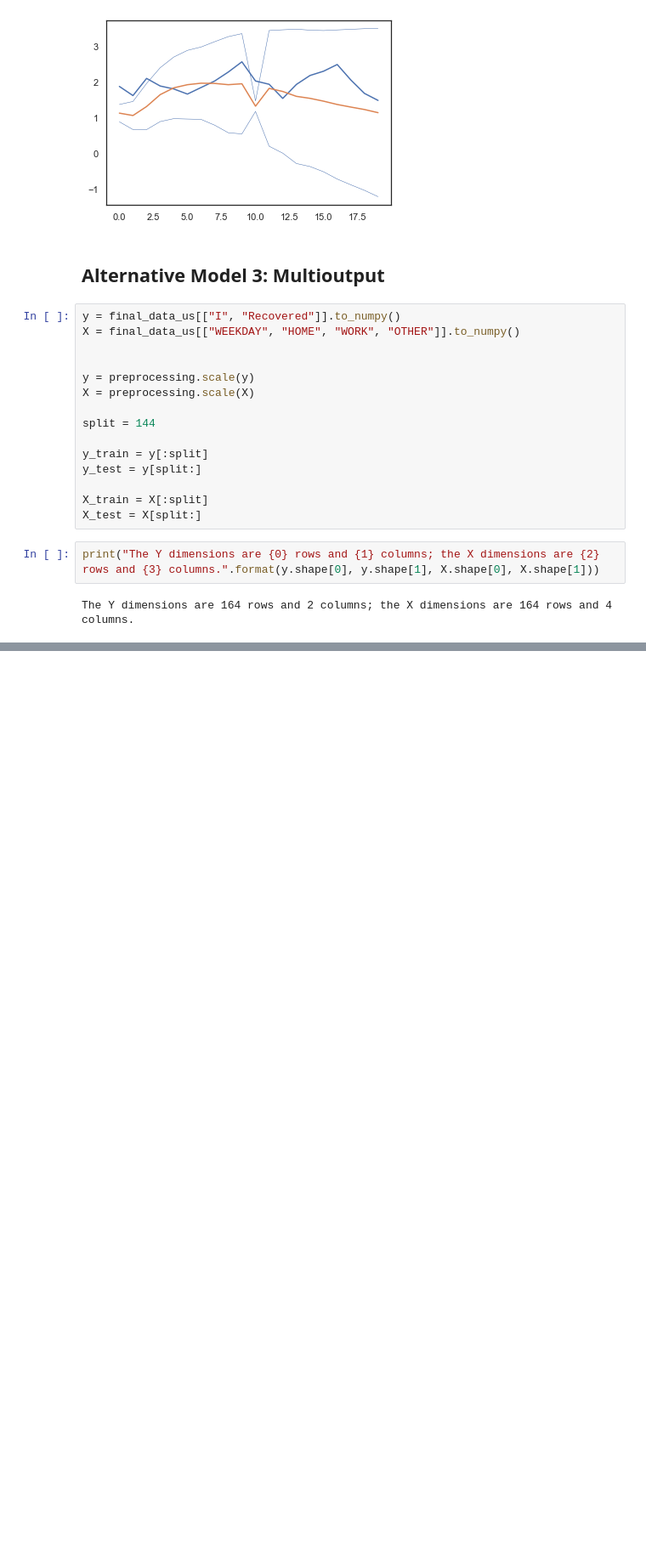
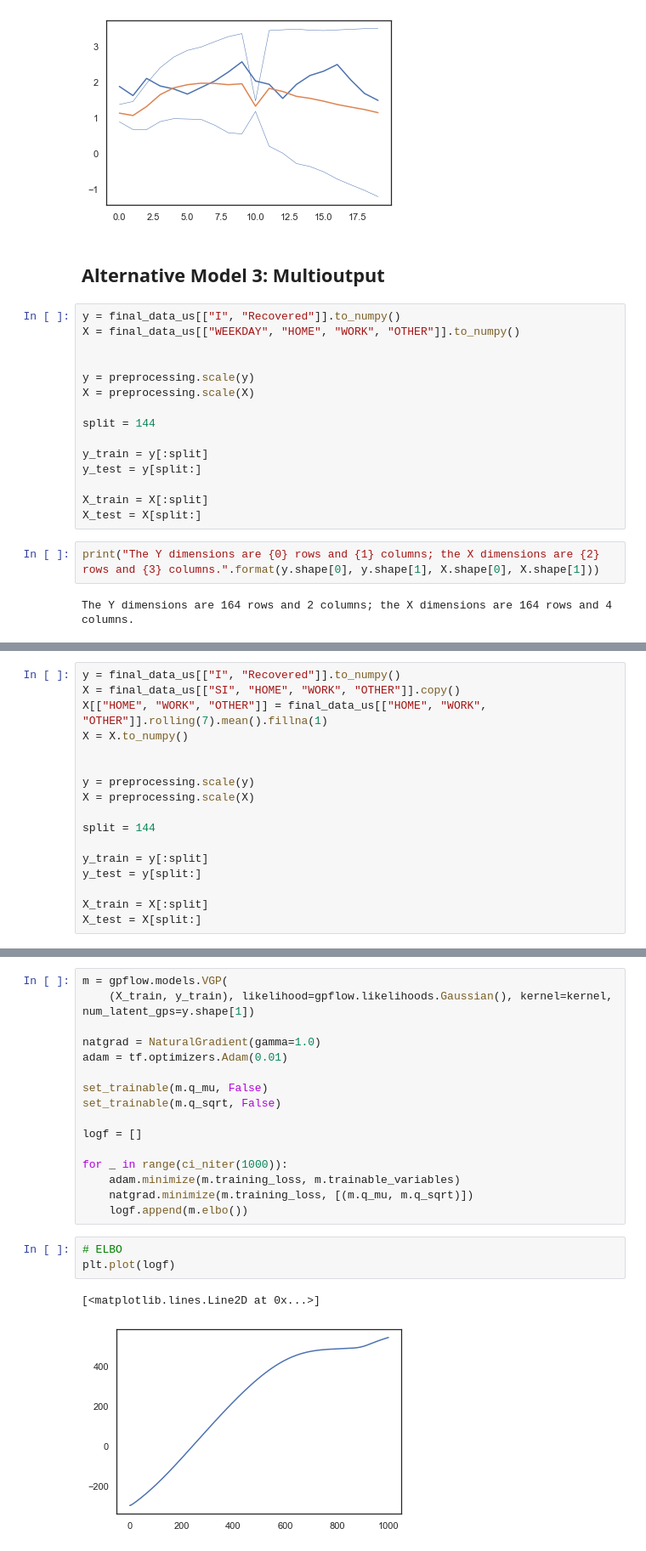
Before and after one commit to epidemic-research-team/compartmental-epidemic-model, a Jupyter notebook: GP for COVID.ipynb, the cells around one changed output, grey strips where cells are left out. Shown at 85% size. Drawn from its saved outputs; the diff is of its cells as text; blank space fills up the shorter version.

```diff
--- a/GP for COVID.ipynb
+++ b/GP for COVID.ipynb
@@ -1116,0 +1140,17 @@ InvalidArgumentError: Incompatible shapes: [144,2,2] vs. [144,144] [Op:AddV2]
+# %%
+y = final_data_us[["I", "Recovered"]].to_numpy()
+X = final_data_us[["SI", "HOME", "WORK", "OTHER"]].copy()
+X[["HOME", "WORK", "OTHER"]] = final_data_us[["HOME", "WORK", "OTHER"]].rolling(7).mean().fillna(1)
+X = X.to_numpy()
+
+
+y = preprocessing.scale(y)
+X = preprocessing.scale(X)
+
+split = 144
+
+y_train = y[:split]
+y_test = y[split:]
+
+X_train = X[:split]
+X_test = X[split:]
@@ -1116,0 +1189,22 @@ InvalidArgumentError: Incompatible shapes: [144,2,2] vs. [144,144] [Op:AddV2]
+# %%
+m = gpflow.models.VGP(
+    (X_train, y_train), likelihood=gpflow.likelihoods.Gaussian(), kernel=kernel, num_latent_gps=y.shape[1])
+
+natgrad = NaturalGradient(gamma=1.0)
+adam = tf.optimizers.Adam(0.01)
+
+set_trainable(m.q_mu, False)
+set_trainable(m.q_sqrt, False)
+
+logf = []
+
+for _ in range(ci_niter(1000)):
+    adam.minimize(m.training_loss, m.trainable_variables)
+    natgrad.minimize(m.training_loss, [(m.q_mu, m.q_sqrt)])
+    logf.append(m.elbo())
+# %%
+# ELBO
+plt.plot(logf)
+# %% [output]
+[<matplotlib.lines.Line2D at 0x...>]
+[figure, added]
```
Also changed, not shown: parts of 11 cells of this notebook.
